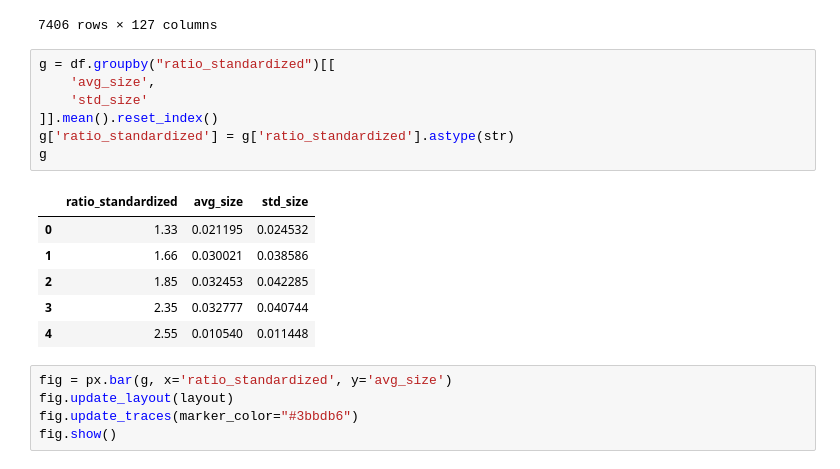
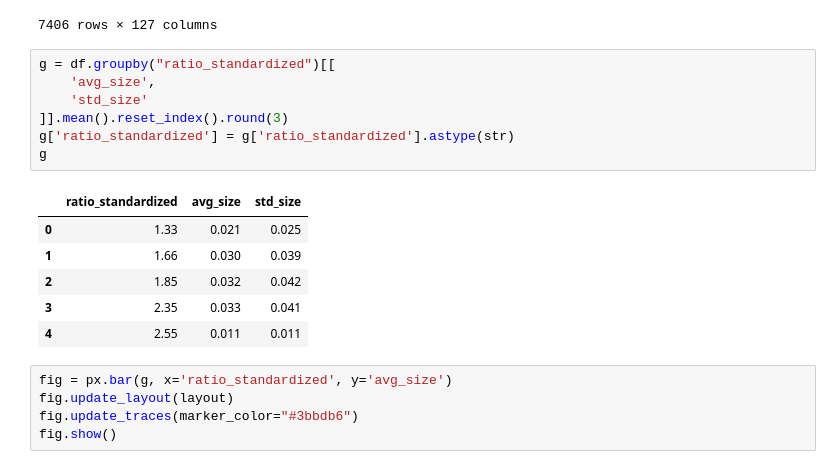
Before and after one commit to astaileyyoung/CineStat, a Jupyter notebook: research/baselines/scale.ipynb, the cells around one changed output. Cells and saved outputs as stored; diff of their text form.

```diff
--- a/research/baselines/scale.ipynb
+++ b/research/baselines/scale.ipynb
@@ -581,17 +590,17 @@ df
 # %%
 g = df.groupby("ratio_standardized")[[
     'avg_size',
     'std_size'
-]].mean().reset_index()
+]].mean().reset_index().round(3)
 g['ratio_standardized'] = g['ratio_standardized'].astype(str)
 g
 # %% [output]
 |  | ratio_standardized | avg_size | std_size |
-| 0 | 1.33 | 0.021195 | 0.024532 |
-| 1 | 1.66 | 0.030021 | 0.038586 |
-| 2 | 1.85 | 0.032453 | 0.042285 |
-| 3 | 2.35 | 0.032777 | 0.040744 |
-| 4 | 2.55 | 0.010540 | 0.011448 |
+| 0 | 1.33 | 0.021 | 0.025 |
+| 1 | 1.66 | 0.030 | 0.039 |
+| 2 | 1.85 | 0.032 | 0.042 |
+| 3 | 2.35 | 0.033 | 0.041 |
+| 4 | 2.55 | 0.011 | 0.011 |
 # %%
 fig = px.bar(g, x='ratio_standardized', y='avg_size')
 fig.update_layout(layout)
```
Also changed, not shown: parts of 7 cells of this notebook, 4 other files.
